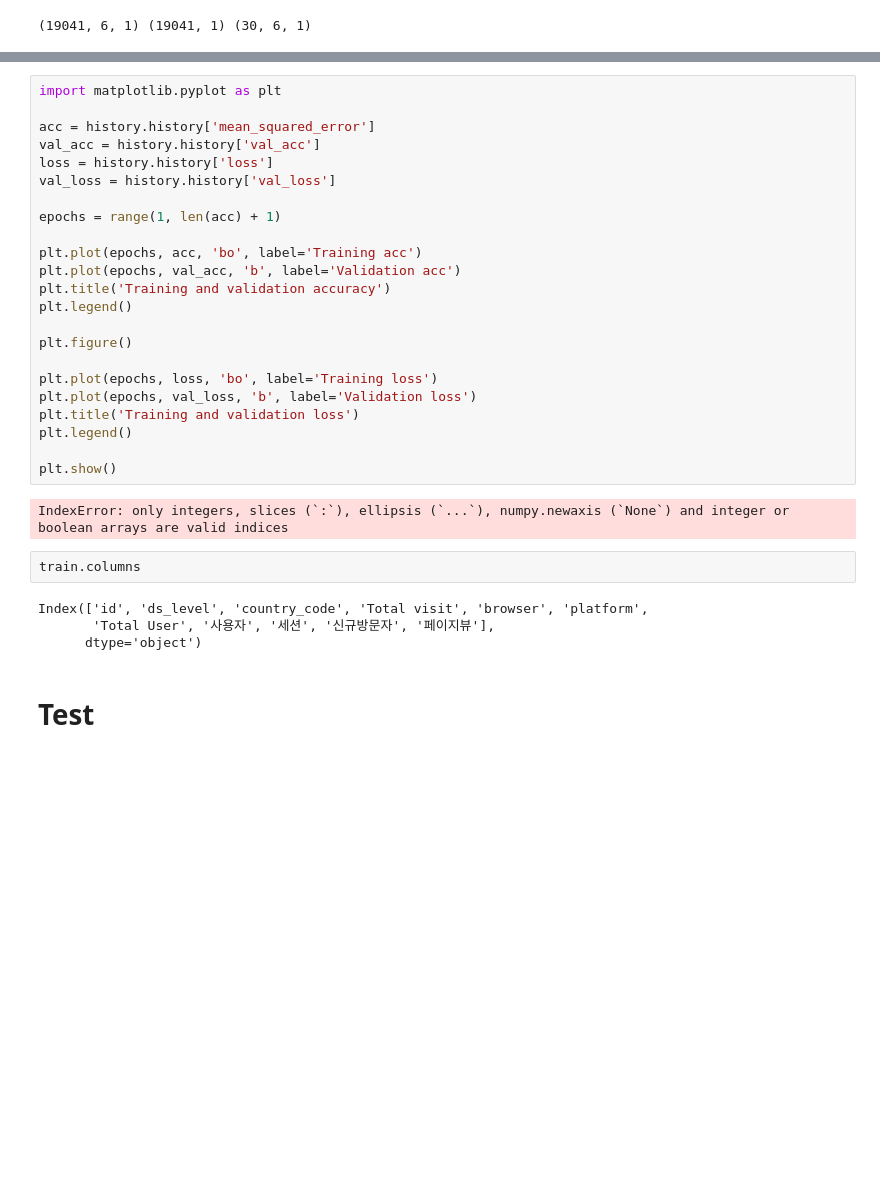
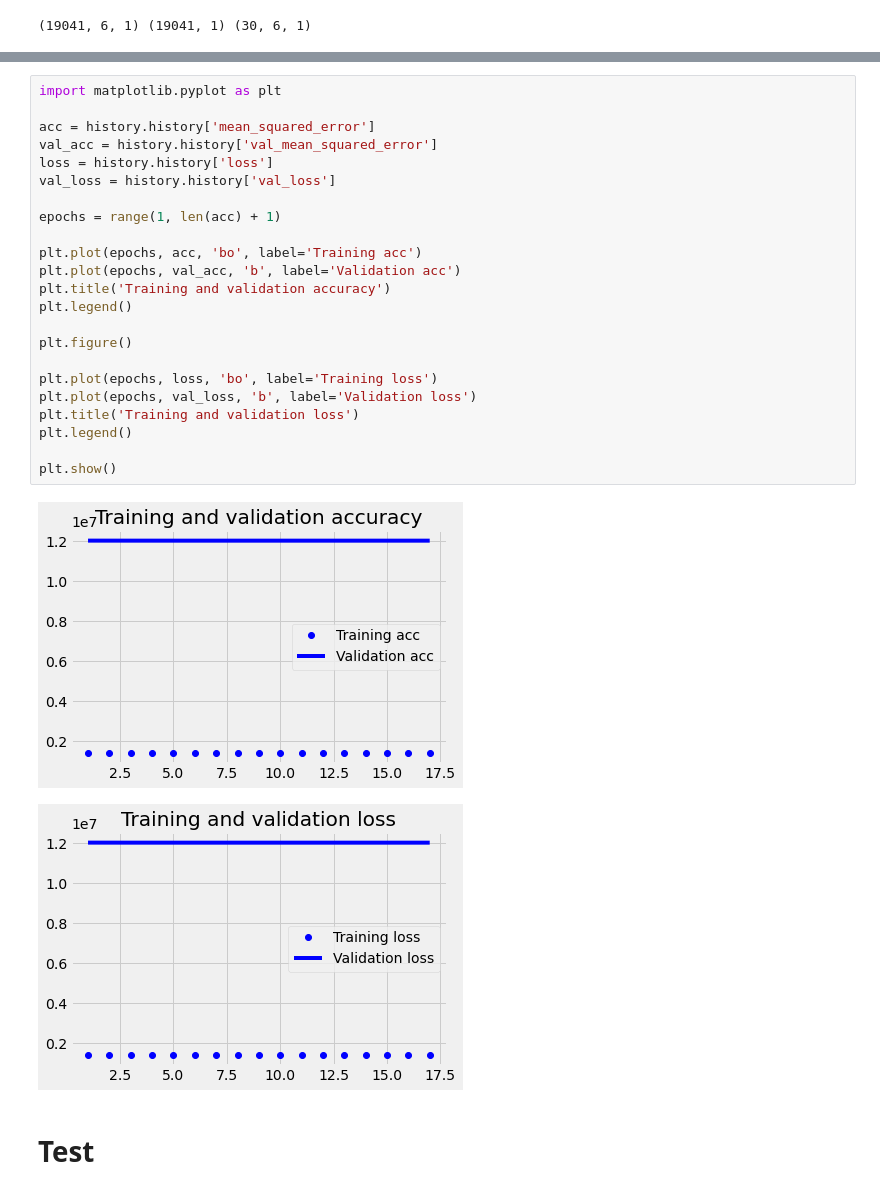
Before and after one commit to hundredeuk2/python, a Jupyter notebook: Dacon/2020DATACONCUP/ThirdTry(Merge_and_predict_first).ipynb, the cells around one changed output, grey strips where cells are left out. Drawn from its saved outputs; the diff is of its cells as text; blank space fills up the shorter version.

```diff
--- a/Dacon/2020DATACONCUP/ThirdTry(Merge_and_predict_first).ipynb
+++ b/Dacon/2020DATACONCUP/ThirdTry(Merge_and_predict_first).ipynb
@@ -633,34 +635,29 @@ print('Test set\n  Loss: {:0.3f}\n  Accuracy: {:0.3f}'.format(accr[0],accr[1]))
 # %%
 import matplotlib.pyplot as plt
 
 acc = history.history['mean_squared_error']
-val_acc = history.history['val_acc']
+val_acc = history.history['val_mean_squared_error']
 loss = history.history['loss']
 val_loss = history.history['val_loss']
 
 epochs = range(1, len(acc) + 1)
 
 plt.plot(epochs, acc, 'bo', label='Training acc')
 plt.plot(epochs, val_acc, 'b', label='Validation acc')
 plt.title('Training and validation accuracy')
 plt.legend()
 
 plt.figure()
 
 plt.plot(epochs, loss, 'bo', label='Training loss')
 plt.plot(epochs, val_loss, 'b', label='Validation loss')
 plt.title('Training and validation loss')
 plt.legend()
 
 plt.show()
 # %% [output]
-IndexError: only integers, slices (`:`), ellipsis (`...`), numpy.newaxis (`None`) and integer or boolean arrays are valid indices
+[figure, added]
+[figure, added]
-# %%
-train.columns
-# %% [output]
-Index(['id', 'ds_level', 'country_code', 'Total visit', 'browser', 'platform',
-       'Total User', '사용자', '세션', '신규방문자', '페이지뷰'],
-      dtype='object')
 # %% [markdown]
 # Test
 # %%
```
Also changed, not shown: parts of 4 cells of this notebook.
